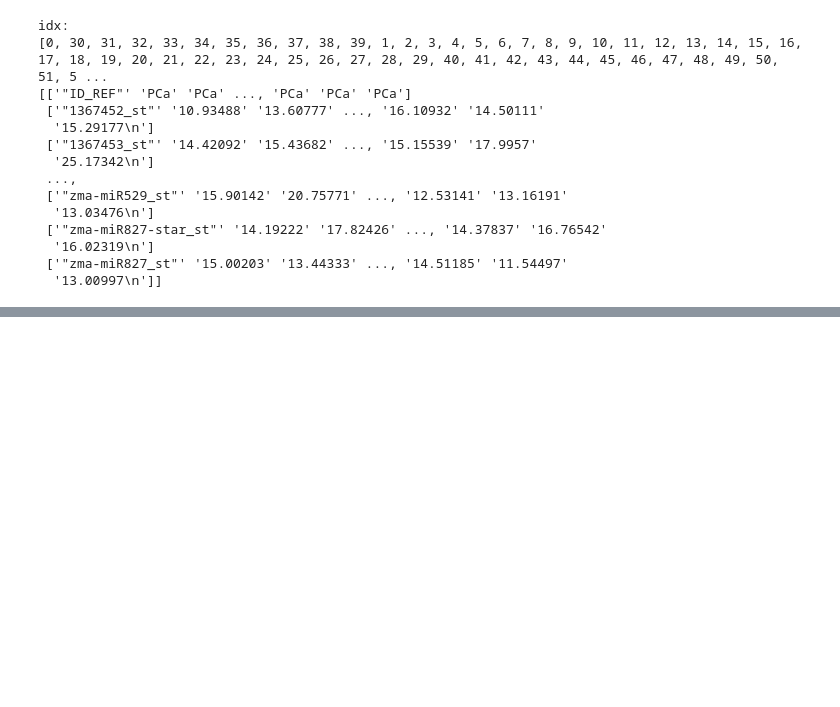
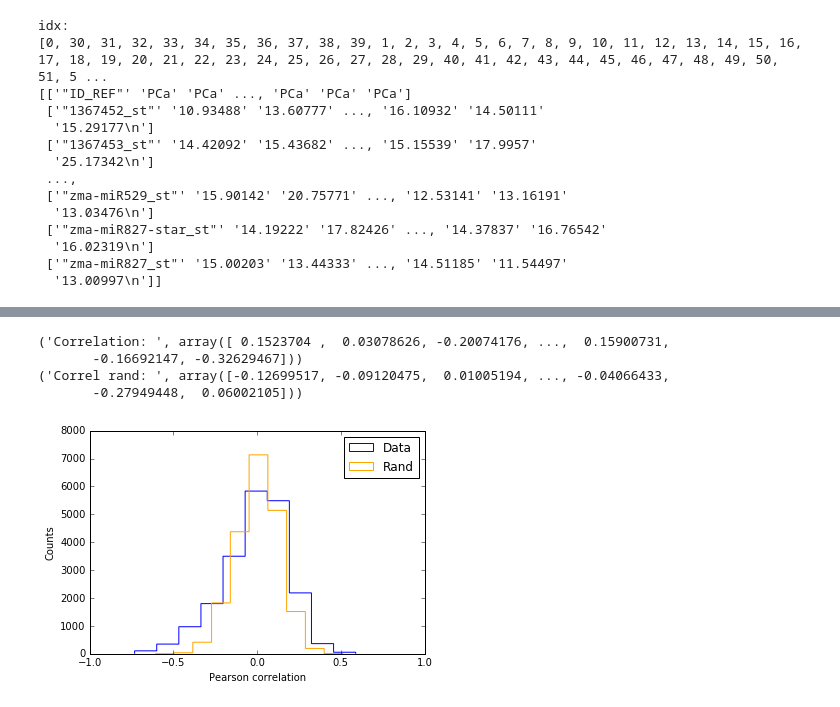
Before and after one commit to ThibaultSchowing/BBCProjet, a Jupyter notebook: code/projetBBC.ipynb, the cells around one changed output, grey strips where cells are left out. Drawn from its saved outputs; the diff is of its cells as text; code cells hidden in the pictures; blank space fills up the shorter version.

Commit message:
Randomisation 200x dans fichier et ça merde au ttest

```diff
--- a/code/projetBBC.ipynb
+++ b/code/projetBBC.ipynb
@@ -145,0 +217,45 @@ print(data)
+# %%
+def shuffle_data(data):
+
+    from random import shuffle
+
+    # get shuffled columns indexes
+    shuffled_idx = range(1,np.shape(data)[1]) # ! do not shuffle the first colum (= gene identifiers)
+    shuffle(shuffled_idx) # shuffled_idx is now shuffled
+    #print (shuffled_idx)
+    shuffled_idx.insert(0,0)
+
+    # use shuffled_idx to randomize the columns of data
+    data_random = data[:,shuffled_idx]
+    data_random[0,:] = data[0,:] # put label conditons on top again
+
+    return data_random
+
+data_random = shuffle_data(data)
+# %%
+co = pearson_genes(data,desired_profile,0)
+corr = co[0]
+co_rand = pearson_genes(data_random, desired_profile,0)
+corr_rand = co_rand[0]
+
+# plot correlation values
+print("Correlation: ", corr)
+print("Correl rand: ", corr_rand)
+
+
+plt.figure()
+#plt.hist([corr, corr_rand], histtype='step', stacked=True, color=['Blue', 'Orange'], label=['Data', 'Rand'])
+plt.hist(corr, histtype='step', stacked=True, color=['Blue'], label=['Data'])
+plt.hist(corr_rand, histtype='step', stacked=True, color=['Orange'], label=['Rand'])
+plt.xlabel('Pearson correlation')
+plt.ylabel('Counts')
+plt.xlim([-1,1])
+plt.legend()
+
+plt.show()
+# %% [output]
+('Correlation: ', array([ 0.1523704 ,  0.03078626, -0.20074176, ...,  0.15900731,
+       -0.16692147, -0.32629467]))
+('Correl rand: ', array([-0.12699517, -0.09120475,  0.01005194, ..., -0.04066433,
+       -0.27949448,  0.06002105]))
+[figure, added]
```
Also changed, not shown: parts of 15 cells of this notebook, 1 other file.
